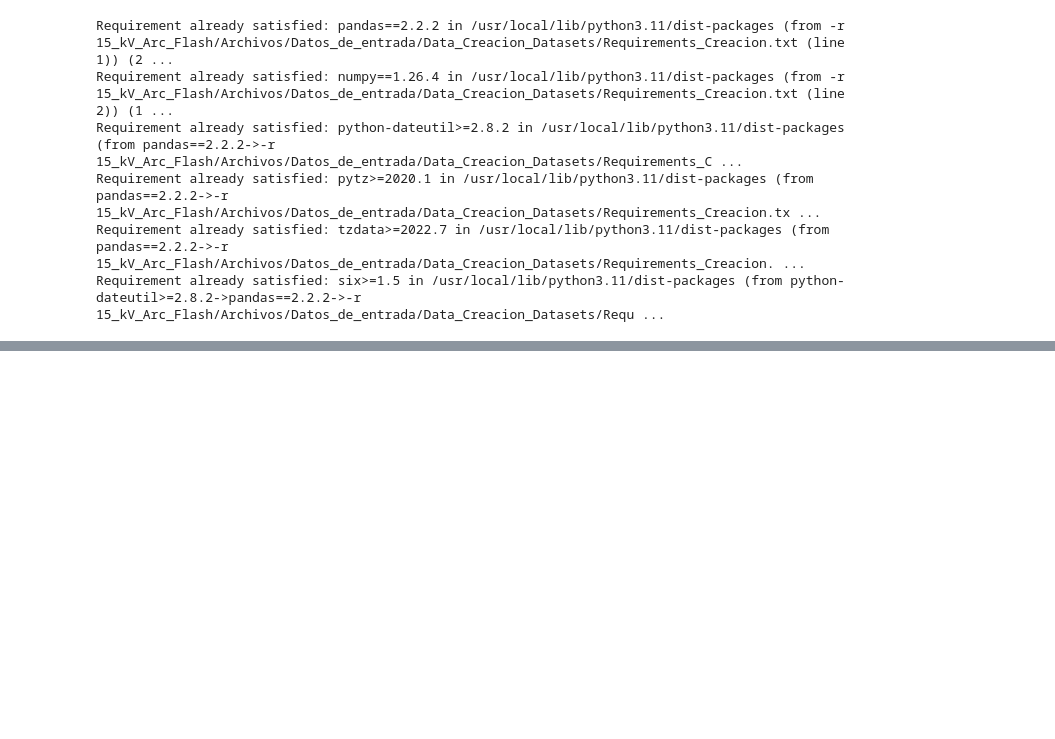
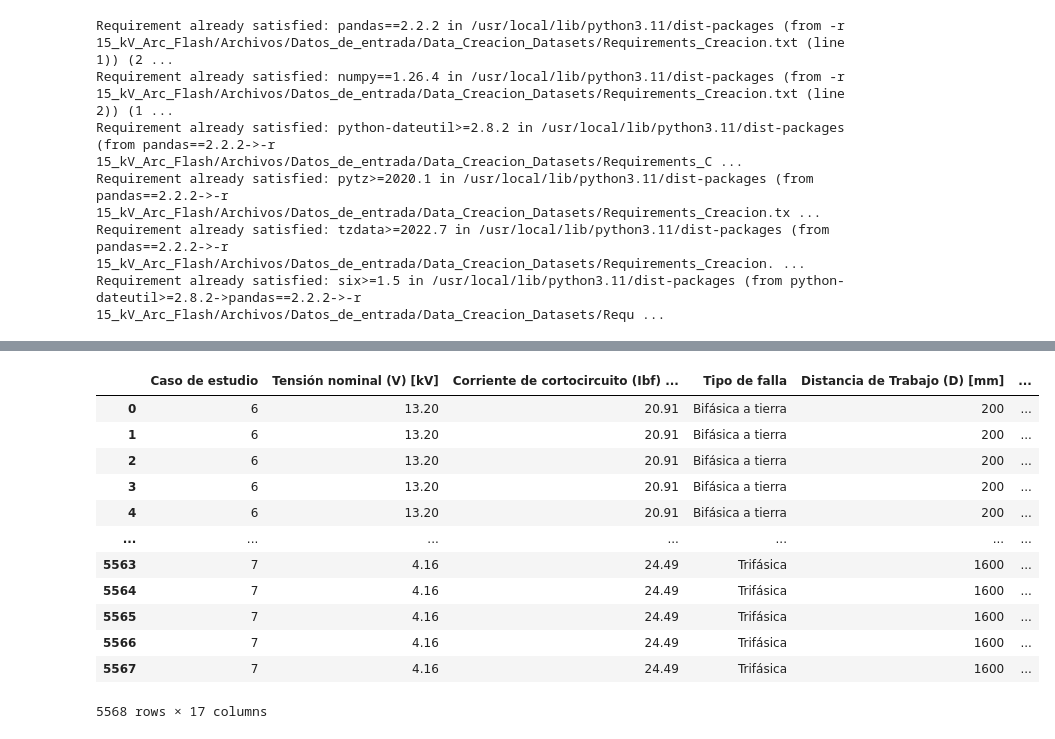
Before and after one commit to alvillegasru/15_kV_Arc_Flash, a Jupyter notebook: Cuadernos/Creacion_Datasets.ipynb, the cells around one changed output, grey strips where cells are left out. Cells and saved outputs as stored; diff of their text form; code cells hidden in the pictures; blank space fills up the shorter version.

```diff
--- a/Cuadernos/Creacion_Datasets.ipynb
+++ b/Cuadernos/Creacion_Datasets.ipynb
@@ -520,0 +514,16 @@ df_validacion
+# %%
+dataset_validacion
+# %% [output]
+|  | Caso de estudio | Tensión nominal (V) [kV] | Corriente de cortocircuito (Ibf) ... | Tipo de falla | Distancia de Trabajo (D) [mm] | ... |
+| 0 | 6 | 13.20 | 20.91 | Bifásica a tierra | 200 | ... |
+| 1 | 6 | 13.20 | 20.91 | Bifásica a tierra | 200 | ... |
+| 2 | 6 | 13.20 | 20.91 | Bifásica a tierra | 200 | ... |
+| 3 | 6 | 13.20 | 20.91 | Bifásica a tierra | 200 | ... |
+| 4 | 6 | 13.20 | 20.91 | Bifásica a tierra | 200 | ... |
+| ... | ... | ... | ... | ... | ... | ... |
+| 5563 | 7 | 4.16 | 24.49 | Trifásica | 1600 | ... |
+| 5564 | 7 | 4.16 | 24.49 | Trifásica | 1600 | ... |
+| 5565 | 7 | 4.16 | 24.49 | Trifásica | 1600 | ... |
+| 5566 | 7 | 4.16 | 24.49 | Trifásica | 1600 | ... |
+| 5567 | 7 | 4.16 | 24.49 | Trifásica | 1600 | ... |
+5568 rows × 17 columns
```
Also changed, not shown: parts of 7 cells of this notebook.
